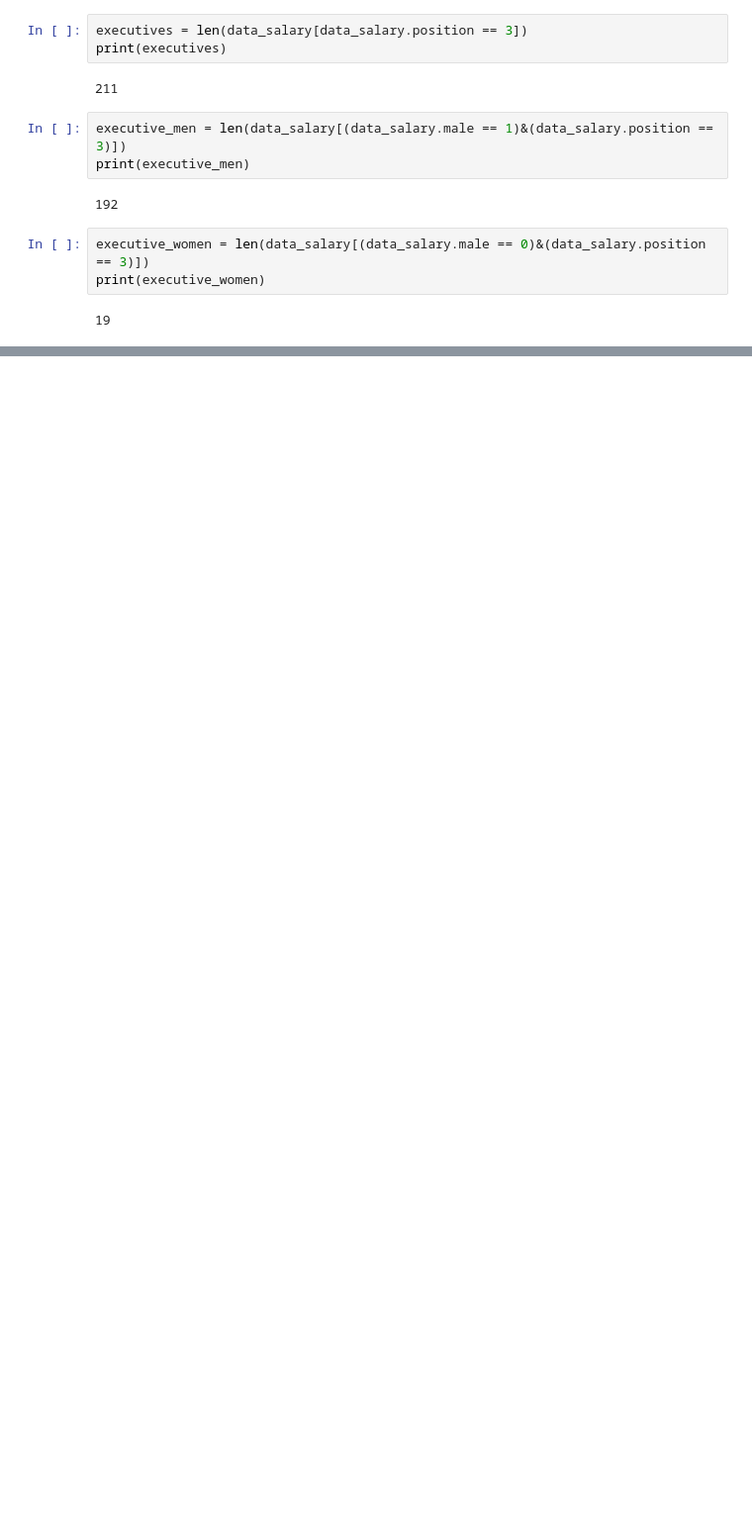
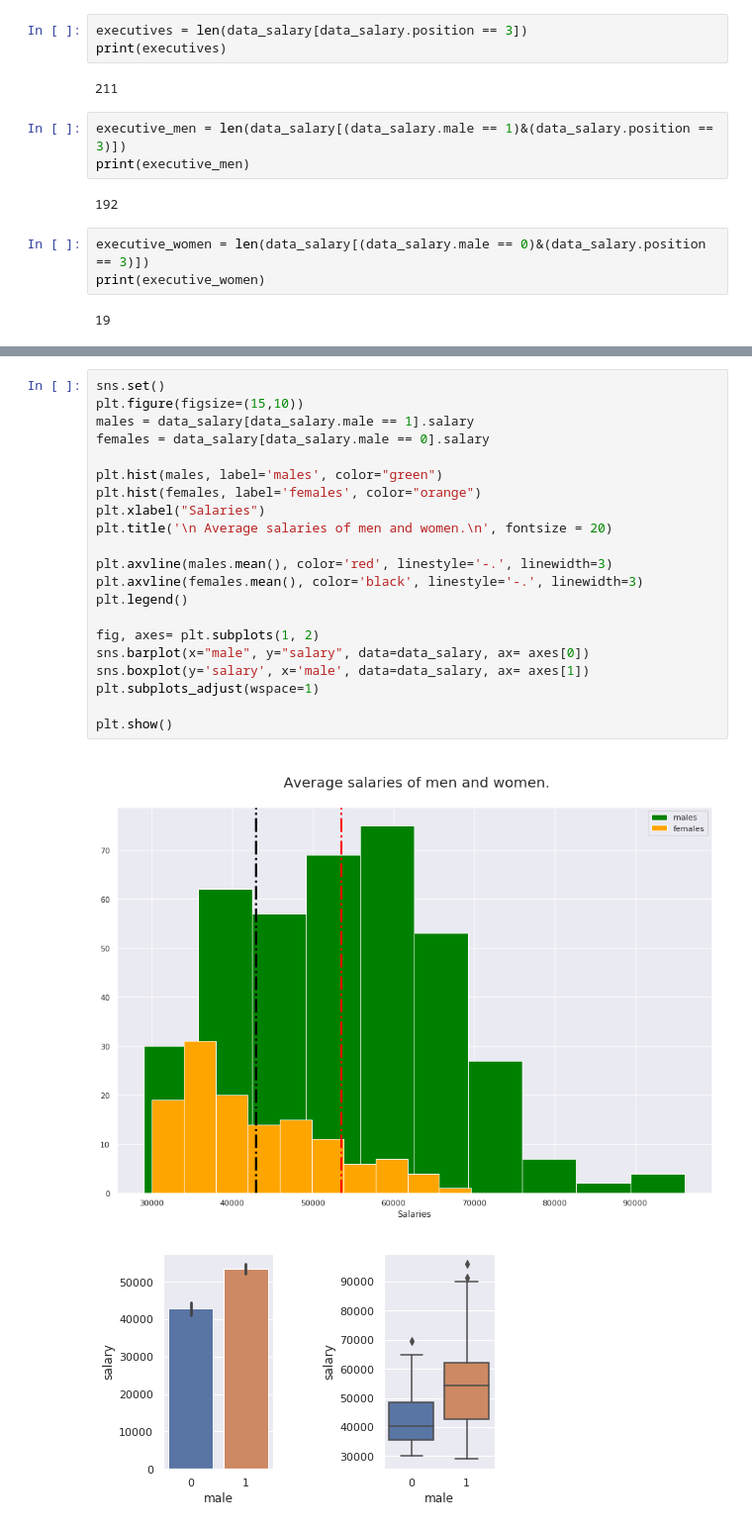
Before and after one commit to pulengmoru/statistical_thinking, a Jupyter notebook: data_salary.ipynb, the cells around one changed output, grey strips where cells are left out. Shown at 99% size. Saved outputs shown, nothing was run; the diff lists cells and outputs as text; blank space fills up the shorter version.

```diff
--- a/data_salary.ipynb
+++ b/data_salary.ipynb
@@ -175,0 +174,24 @@ NameError: name 'tight' is not defined
+# %%
+sns.set()
+plt.figure(figsize=(15,10))
+males = data_salary[data_salary.male == 1].salary
+females = data_salary[data_salary.male == 0].salary
+
+plt.hist(males, label='males', color="green")
+plt.hist(females, label='females', color="orange")
+plt.xlabel("Salaries")
+plt.title('\n Average salaries of men and women.\n', fontsize = 20)
+
+plt.axvline(males.mean(), color='red', linestyle='-.', linewidth=3)
+plt.axvline(females.mean(), color='black', linestyle='-.', linewidth=3)
+plt.legend()
+
+fig, axes= plt.subplots(1, 2)
+sns.barplot(x="male", y="salary", data=data_salary, ax= axes[0])
+sns.boxplot(y='salary', x='male', data=data_salary, ax= axes[1])
+plt.subplots_adjust(wspace=1)
+
+plt.show()
+# %% [output]
+[figure, added]
+[figure, added]
```
Also changed, not shown: parts of 28 cells of this notebook.
